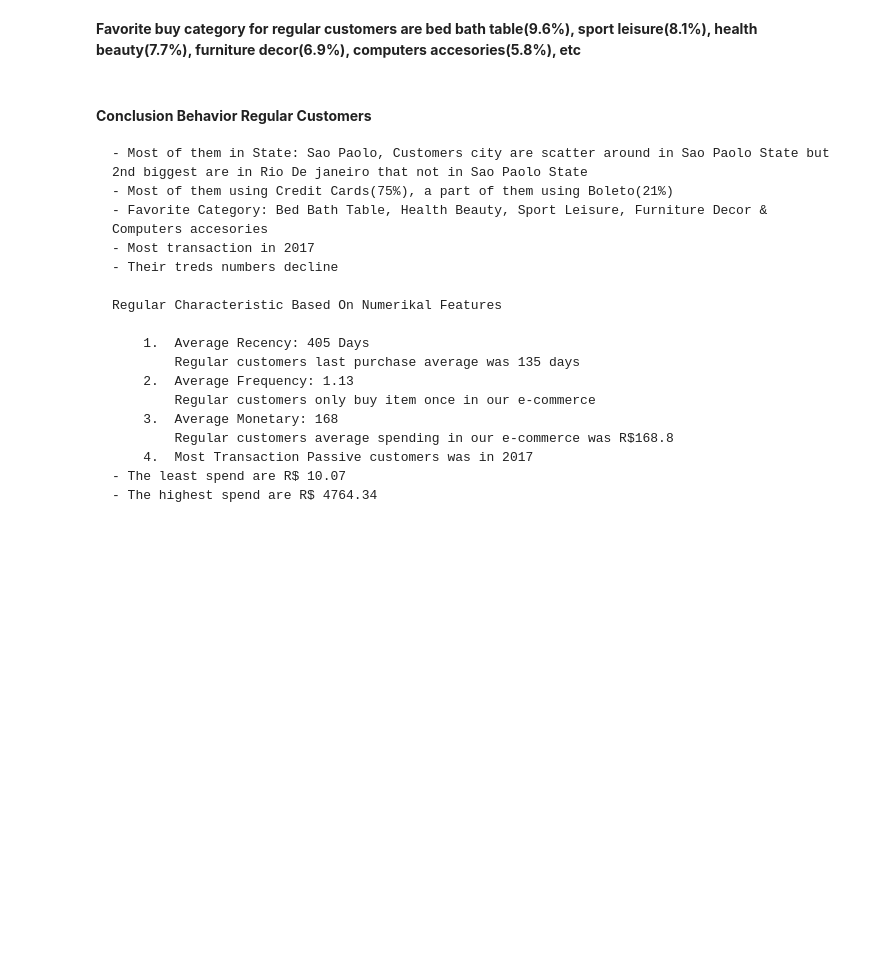
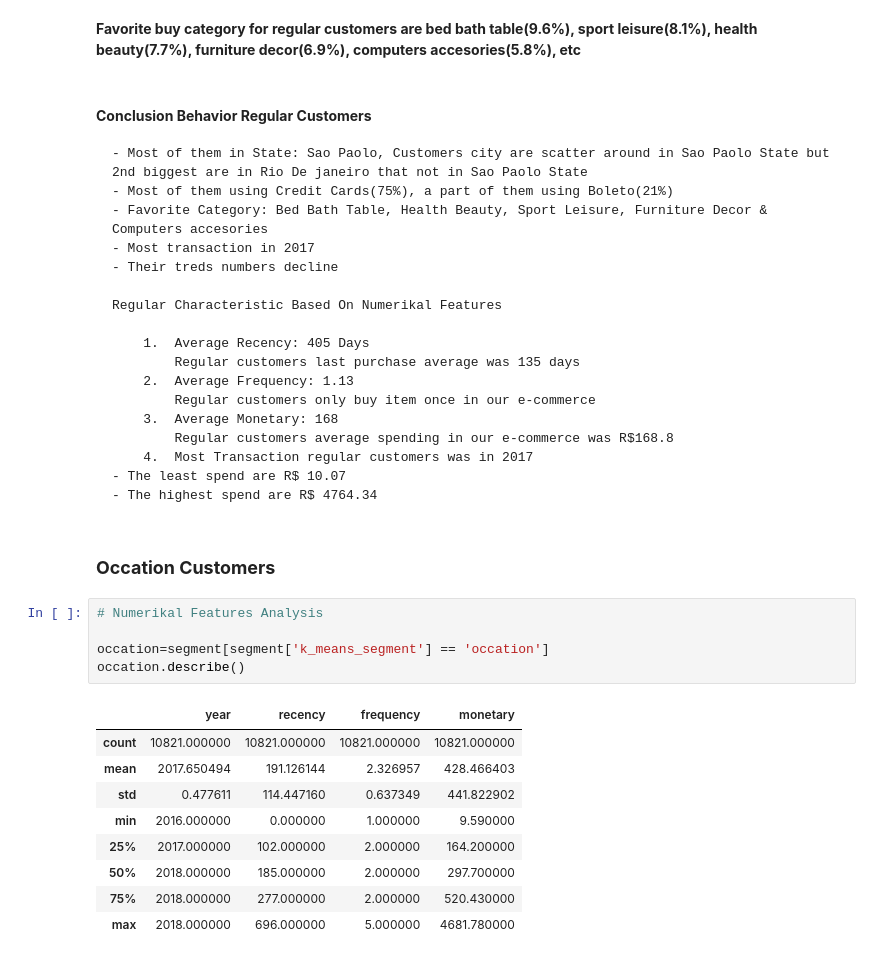
Before and after one commit to Faroja/Olist-Customers-Segementation, a Jupyter notebook: Analysis_Segmentation.ipynb, the cells around one changed output. Drawn from its saved outputs; the diff is of its cells as text; blank space fills up the shorter version.

```diff
--- a/Analysis_Segmentation.ipynb
+++ b/Analysis_Segmentation.ipynb
@@ -557,6 +558,23 @@ fig.show()
             Regular customers only buy item once in our e-commerce
         3.  Average Monetary: 168
             Regular customers average spending in our e-commerce was R$168.8
-        4.  Most Transaction Passive customers was in 2017
+        4.  Most Transaction regular customers was in 2017
     - The least spend are R$ 10.07
     - The highest spend are R$ 4764.34
+# %% [markdown]
+### **Occation Customers**
+# %%
+# Numerikal Features Analysis
+
+occation=segment[segment['k_means_segment'] == 'occation']
+occation.describe()
+# %% [output]
+|  | year | recency | frequency | monetary |
+| count | 10821.000000 | 10821.000000 | 10821.000000 | 10821.000000 |
+| mean | 2017.650494 | 191.126144 | 2.326957 | 428.466403 |
+| std | 0.477611 | 114.447160 | 0.637349 | 441.822902 |
+| min | 2016.000000 | 0.000000 | 1.000000 | 9.590000 |
+| 25% | 2017.000000 | 102.000000 | 2.000000 | 164.200000 |
+| 50% | 2018.000000 | 185.000000 | 2.000000 | 297.700000 |
+| 75% | 2018.000000 | 277.000000 | 2.000000 | 520.430000 |
+| max | 2018.000000 | 696.000000 | 5.000000 | 4681.780000 |
```
Also changed, not shown: parts of 49 cells of this notebook.
